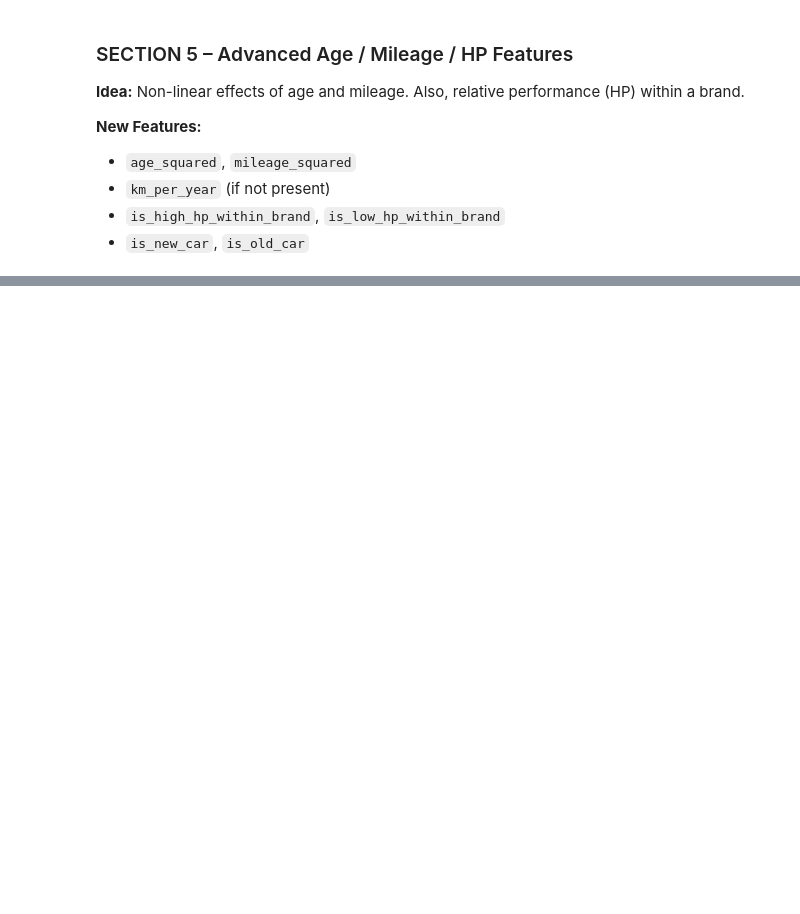
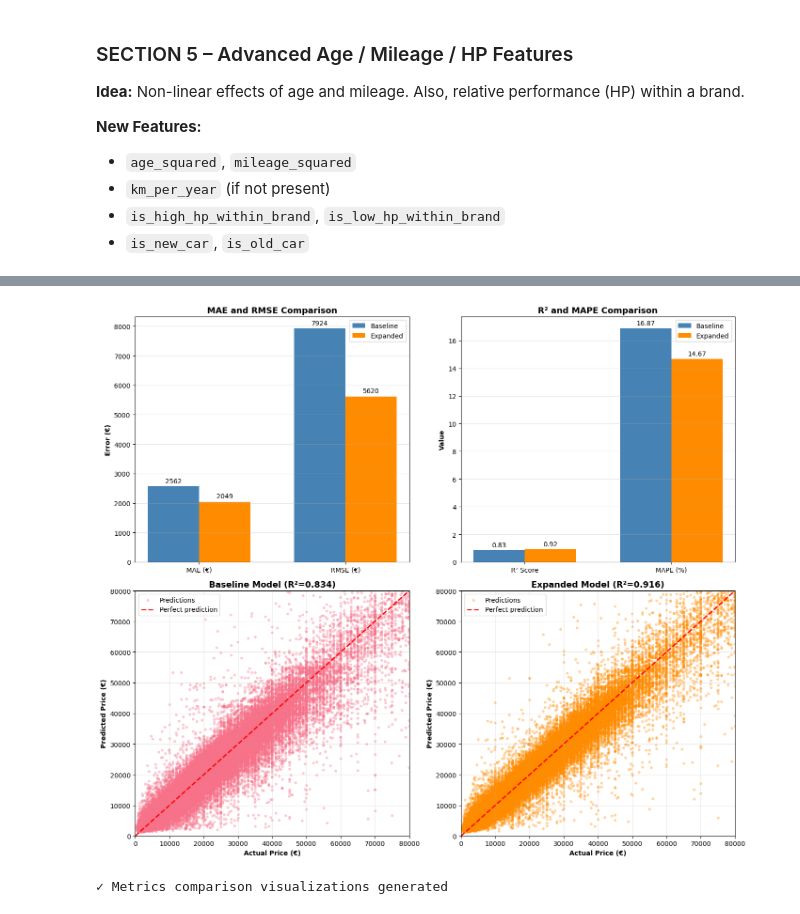
Before and after one commit to brunothefirst/car_price_prediction, a Jupyter notebook: notebooks/5_advanced_feature_engineering.ipynb, the cells around one changed output, grey strips where cells are left out. Drawn from its saved outputs; the diff is of its cells as text; code cells hidden in the pictures; blank space fills up the shorter version.

Commit message:
generate metrics of model expanded and compare with baseline from notebook 4

```diff
--- a/notebooks/5_advanced_feature_engineering.ipynb
+++ b/notebooks/5_advanced_feature_engineering.ipynb
@@ -414,8 +414,8 @@ shape: (5, 3)
 CURRENT_YEAR = 2025
 
 # 1. Age and Mileage Features
-if "car_age" not in df.columns:
-    df = df.with_columns((CURRENT_YEAR - pl.col("year")).alias("car_age"))
+
+df = df.with_columns((CURRENT_YEAR - pl.col("year")).alias("car_age"))
 
 df = df.with_columns([
     (pl.col("car_age") ** 2).alias("age_squared"),
@@ -623,0 +1669,74 @@ print(f"Saved sample to {output_path}")
+# %%
+# ============================================================================
+# VISUAL COMPARISON: METRICS
+# ============================================================================
+print("\n" + "=" * 80)
+print("GENERATING COMPARISON VISUALIZATIONS")
+print("=" * 80)
+
+fig, axes = plt.subplots(2, 2, figsize=(14, 12))
+
+# Plot 1: MAE and RMSE comparison
+ax1 = axes[0, 0]
+metrics = ['MAE (€)', 'RMSE (€)']
+x = np.arange(len(metrics))
+width = 0.35
+bars1 = ax1.bar(x - width/2, [results_baseline['MAE (€)'], results_baseline['RMSE (€)']],
+                width, label='Baseline', color='steelblue')
+bars2 = ax1.bar(x + width/2, [results_expanded['MAE (€)'], results_expanded['RMSE (€)']],
+                width, label='Expanded', color='darkorange')
+ax1.set_ylabel('Error (€)', fontweight='bold')
+ax1.set_title('MAE and RMSE Comparison', fontweight='bold', fontsize=13)
+ax1.set_xticks(x)
+ax1.set_xticklabels(metrics)
+ax1.legend()
+ax1.bar_label(bars1, fmt='%.0f', padding=3)
+ax1.bar_label(bars2, fmt='%.0f', padding=3)
+ax1.grid(axis='y', alpha=0.3)
+
+# Plot 2: R² and MAPE comparison
+ax2 = axes[0, 1]
+metrics2 = ['R² Score', 'MAPE (%)']
+bars3 = ax2.bar(x - width/2, [results_baseline['R²'], results_baseline['MAPE (%)']],
+                width, label='Baseline', color='steelblue')
+bars4 = ax2.bar(x + width/2, [results_expanded['R²'], results_expanded['MAPE (%)']],
+                width, label='Expanded', color='darkorange')
+ax2.set_ylabel('Value', fontweight='bold')
+ax2.set_title('R² and MAPE Comparison', fontweight='bold', fontsize=13)
+ax2.set_xticks(x)
+ax2.set_xticklabels(metrics2)
+ax2.legend()
+ax2.bar_label(bars3, fmt='%.2f', padding=3)
+ax2.bar_label(bars4, fmt='%.2f', padding=3)
+ax2.grid(axis='y', alpha=0.3)
+
+# Plot 3: Predicted vs Actual - Baseline
+ax3 = axes[1, 0]
+ax3.scatter(y_test, y_pred_baseline, alpha=0.3, s=10, label='Predictions')
+max_val = 80000
+ax3.plot([0, max_val], [0, max_val], 'r--', lw=2, label='Perfect prediction')
+ax3.set_xlabel('Actual Price (€)', fontweight='bold')
+ax3.set_ylabel('Predicted Price (€)', fontweight='bold')
+ax3.set_title(f'Baseline Model (R²={results_baseline["R²"]:.3f})', fontweight='bold', fontsize=13)
+ax3.set_xlim(0, max_val)
+ax3.set_ylim(0, max_val)
+ax3.legend()
+ax3.grid(alpha=0.3)
+
+# Plot 4: Predicted vs Actual - Expanded
+ax4 = axes[1, 1]
+ax4.scatter(y_test, y_pred_expanded, alpha=0.3, s=10, label='Predictions', color='darkorange')
+ax4.plot([0, max_val], [0, max_val], 'r--', lw=2, label='Perfect prediction')
+ax4.set_xlabel('Actual Price (€)', fontweight='bold')
+ax4.set_ylabel('Predicted Price (€)', fontweight='bold')
+ax4.set_title(f'Expanded Model (R²={results_expanded["R²"]:.3f})', fontweight='bold', fontsize=13)
+ax4.set_xlim(0, max_val)
+ax4.set_ylim(0, max_val)
+ax4.legend()
+ax4.grid(alpha=0.3)
+
+plt.tight_layout()
+plt.show()
+
+print("\n✓ Metrics comparison visualizations generated")
+# %% [output]
@@ -623,0 +1746,2 @@ print(f"Saved sample to {output_path}")
+[figure, added]
+✓ Metrics comparison visualizations generated
```
Also changed, not shown: parts of 35 cells of this notebook.
